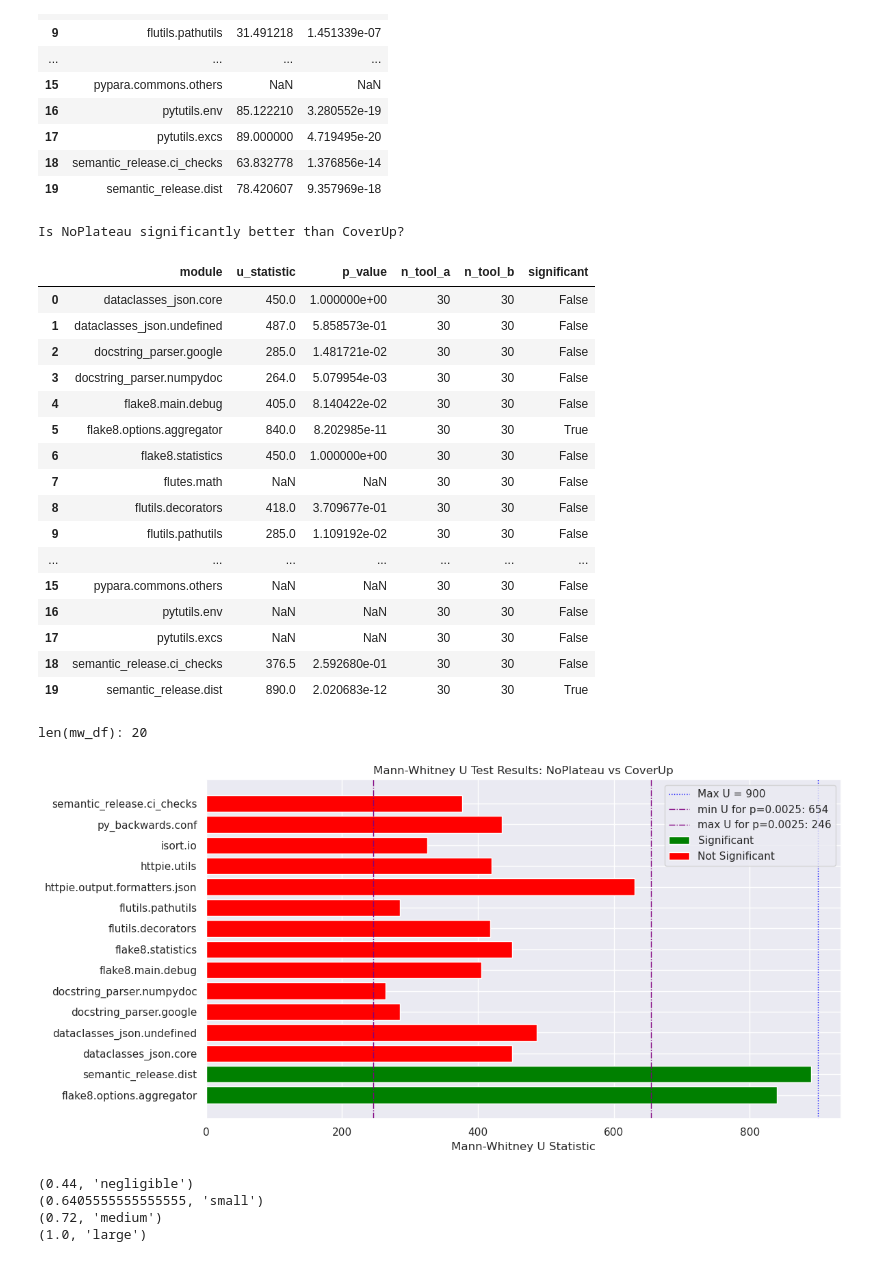
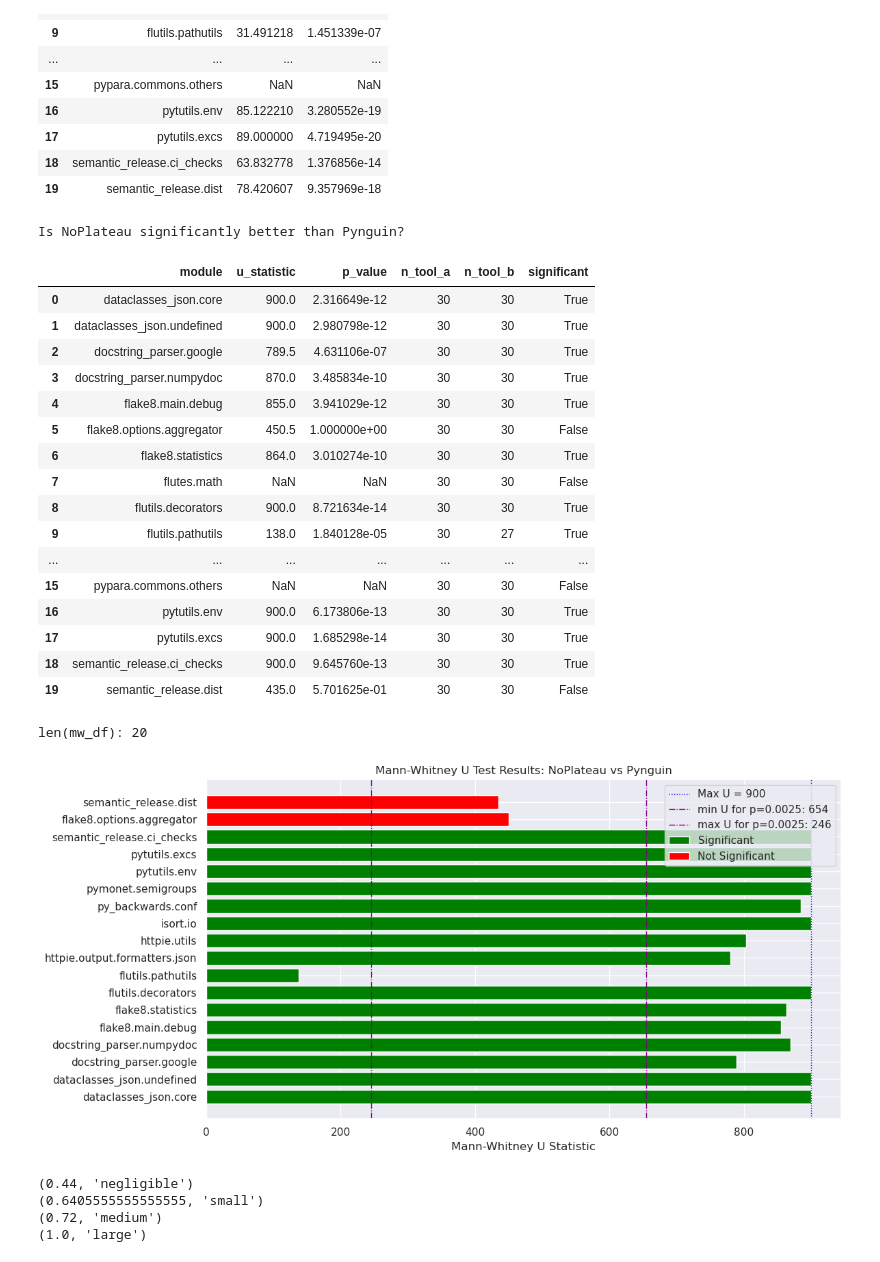
Before and after one commit to oskarkraak/noplateau, a Jupyter notebook: coverage_analysis.ipynb, the cells around one changed output. Cells and saved outputs as stored; diff of their text form; code cells hidden in the pictures.

Commit message:
Use variables for tool names

```diff
--- a/coverage_analysis.ipynb
+++ b/coverage_analysis.ipynb
@@ -771,0 +776,6 @@ plot_median_final_coverage_diff('CoverUp', 'Pynguin')
+# %%
+# Set the tools to compare
+TOOL_A = 'NoPlateau'
+TOOL_B = 'Pynguin'
+
+print(f"Comparing {TOOL_A} vs {TOOL_B}")
@@ -851,28 +863,28 @@ def mannwhitneyu_all_modules(final_coverage, tool_a, tool_b, alternative='two-si
     df['significant'] = (df['p_value'] < corrected_alpha)
     return df
 
-print("Is NoPlateau significantly better than CoverUp?")
-mw_df = mannwhitneyu_all_modules(final_coverage, 'NoPlateau', 'CoverUp')
+print(f"Is {TOOL_A} significantly better than {TOOL_B}?")
+mw_df = mannwhitneyu_all_modules(final_coverage, TOOL_A, TOOL_B)
 display(mw_df)
 # %% [output]
-Is NoPlateau significantly better than CoverUp?
+Is NoPlateau significantly better than Pynguin?
 |  | module | u_statistic | p_value | n_tool_a | n_tool_b | significant |
-| 0 | dataclasses_json.core | 450.0 | 1.000000e+00 | 30 | 30 | False |
-| 1 | dataclasses_json.undefined | 487.0 | 5.858573e-01 | 30 | 30 | False |
-| 2 | docstring_parser.google | 285.0 | 1.481721e-02 | 30 | 30 | False |
-| 3 | docstring_parser.numpydoc | 264.0 | 5.079954e-03 | 30 | 30 | False |
-| 4 | flake8.main.debug | 405.0 | 8.140422e-02 | 30 | 30 | False |
-| 5 | flake8.options.aggregator | 840.0 | 8.202985e-11 | 30 | 30 | True |
-| 6 | flake8.statistics | 450.0 | 1.000000e+00 | 30 | 30 | False |
+| 0 | dataclasses_json.core | 900.0 | 2.316649e-12 | 30 | 30 | True |
+| 1 | dataclasses_json.undefined | 900.0 | 2.980798e-12 | 30 | 30 | True |
+| 2 | docstring_parser.google | 789.5 | 4.631106e-07 | 30 | 30 | True |
+| 3 | docstring_parser.numpydoc | 870.0 | 3.485834e-10 | 30 | 30 | True |
+| 4 | flake8.main.debug | 855.0 | 3.941029e-12 | 30 | 30 | True |
+| 5 | flake8.options.aggregator | 450.5 | 1.000000e+00 | 30 | 30 | False |
+| 6 | flake8.statistics | 864.0 | 3.010274e-10 | 30 | 30 | True |
 | 7 | flutes.math | NaN | NaN | 30 | 30 | False |
-| 8 | flutils.decorators | 418.0 | 3.709677e-01 | 30 | 30 | False |
-| 9 | flutils.pathutils | 285.0 | 1.109192e-02 | 30 | 30 | False |
+| 8 | flutils.decorators | 900.0 | 8.721634e-14 | 30 | 30 | True |
+| 9 | flutils.pathutils | 138.0 | 1.840128e-05 | 30 | 27 | True |
 | ... | ... | ... | ... | ... | ... | ... |
 | 15 | pypara.commons.others | NaN | NaN | 30 | 30 | False |
-| 16 | pytutils.env | NaN | NaN | 30 | 30 | False |
-| 17 | pytutils.excs | NaN | NaN | 30 | 30 | False |
-| 18 | semantic_release.ci_checks | 376.5 | 2.592680e-01 | 30 | 30 | False |
-| 19 | semantic_release.dist | 890.0 | 2.020683e-12 | 30 | 30 | True |
+| 16 | pytutils.env | 900.0 | 6.173806e-13 | 30 | 30 | True |
+| 17 | pytutils.excs | 900.0 | 1.685298e-14 | 30 | 30 | True |
+| 18 | semantic_release.ci_checks | 900.0 | 9.645760e-13 | 30 | 30 | True |
+| 19 | semantic_release.dist | 435.0 | 5.701625e-01 | 30 | 30 | False |
 # %%
 # Plot the results of the Mann-Whitney U test, also showing the max U statistic and the minimum U value that would be significant
 def plot_mannwhitneyu_results(mw_df, tool_a, tool_b, alpha=0.05):
@@ -898,35 +910,35 @@ def plot_mannwhitneyu_results(mw_df, tool_a, tool_b, alpha=0.05):
         n_b = mw_df['n_tool_b'].max()
         max_u = n_a * n_b
         plt.axvline(max_u, color='blue', linewidth=1, linestyle=':', label=f'Max U = {max_u}')
 
         # Calculate the minimum U value that would be significant (critical value)
         # Use the smallest n_a, n_b for conservative estimate
         min_n_a = mw_df['n_tool_a'].median()
         min_n_b = mw_df['n_tool_b'].median()
         min_n_a = 30
         min_n_b = 30
         if min_n_a > 0 and min_n_b > 0:
             # Use normal approximation for large samples
             mean_U = min_n_a * min_n_b / 2
             std_U = np.sqrt(min_n_a * min_n_b * (min_n_a + min_n_b + 1) / 12)
             # One-sided test (as in your code)
             z_crit = stats.norm.ppf(1 - corrected_alpha/2)
             min_sig_u = mean_U + z_crit * std_U
             max_sig_u = mean_U - z_crit * std_U
             plt.axvline(min_sig_u, color='purple', linewidth=1, linestyle='-.', label=f'min U for p={corrected_alpha:.4f}: {min_sig_u:.0f}')
             plt.axvline(max_sig_u, color='purple', linewidth=1, linestyle='-.', label=f'max U for p={corrected_alpha:.4f}: {max_sig_u:.0f}')
 
     plt.xlabel('Mann-Whitney U Statistic')
     plt.title(f'Mann-Whitney U Test Results: {tool_a} vs {tool_b}')
     plt.legend()
     plt.tight_layout()
     plt.show()
 
 print("len(mw_df):", len(mw_df))
-plot_mannwhitneyu_results(mw_df, 'NoPlateau', 'CoverUp')
+plot_mannwhitneyu_results(mw_df, TOOL_A, TOOL_B)
 # %% [output]
 len(mw_df): 20
-[figure, old version]
+[figure, new version]
 # %%
 import itertools as it
 
```
Also changed, not shown: parts of 12 cells of this notebook.
